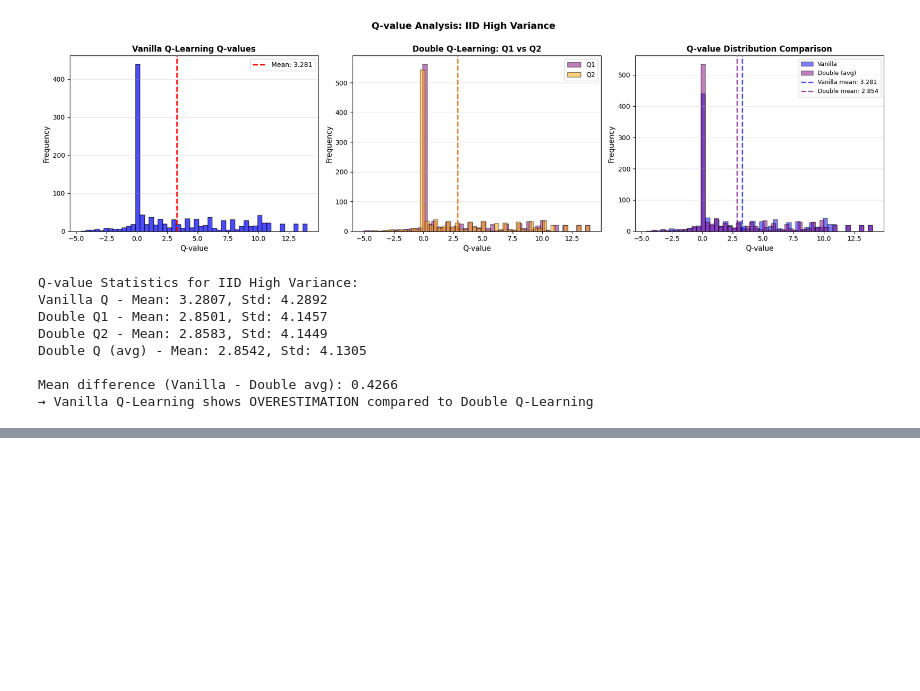
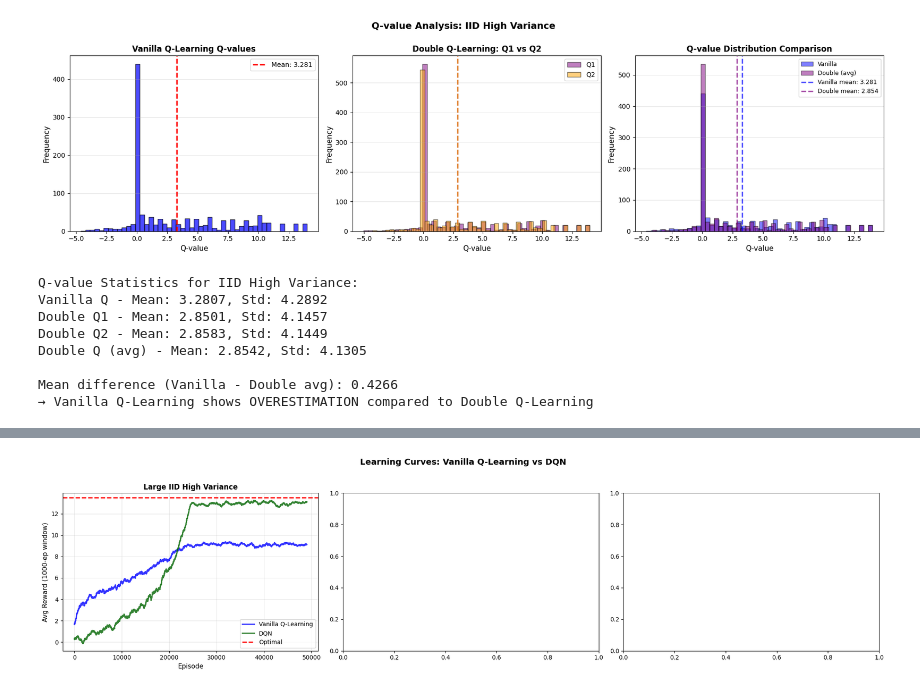
Before and after one commit to SANS-Surya-o/Optimal-Stopping-Problem, a Jupyter notebook: src/MultipleStopping/test.ipynb, the cells around one changed output, grey strips where cells are left out. Cells and saved outputs as stored; diff of their text form; code cells hidden in the pictures; blank space fills up the shorter version.

```diff
--- a/MultipleStopping/test.ipynb
+++ b/src/MultipleStopping/test.ipynb
@@ -1967,0 +1968,43 @@ Mean difference (Vanilla - Double avg): 0.4266
+# %%
+# Learning curves for each environment
+fig, axes = plt.subplots(1, 3, figsize=(20, 5))
+
+# Ensure 'axes' is a 1D array of Axes objects so indexing works reliably.
+# plt.subplots returns either a single Axes or an ndarray of Axes.
+import numpy as _np
+if isinstance(axes, _np.ndarray):
+    axes = axes.flatten()
+else:
+    axes = _np.array([axes])
+
+window = 1000  # Larger window for DQN (more episodes)
+
+for idx, result in enumerate(dqn_comparison_results):
+    if idx >= len(axes):
+        break
+
+    ax = axes[idx]
+
+    # Get episode rewards
+    vanilla_rewards = result['vanilla']['agent'].episode_rewards
+    dqn_rewards = result['dqn']['agent'].episode_rewards
+
+    # Smooth with rolling average
+    vanilla_smoothed = np.convolve(vanilla_rewards, np.ones(window)/window, mode='valid')
+    dqn_smoothed = np.convolve(dqn_rewards, np.ones(window)/window, mode='valid')
+
+    ax.plot(vanilla_smoothed, label='Vanilla Q-Learning', alpha=0.8, linewidth=2, color='blue')
+    ax.plot(dqn_smoothed, label='DQN', alpha=0.8, linewidth=2, color='darkgreen')
+    ax.axhline(y=result['optimal']['reward'], color='red', linestyle='--', linewidth=2, label='Optimal')
+
+    ax.set_xlabel('Episode', fontsize=11)
+    ax.set_ylabel(f'Avg Reward ({window}-ep window)', fontsize=11)
+    ax.set_title(f'{result["env_name"]}', fontsize=12, fontweight='bold')
+    ax.legend(fontsize=10, loc='best')
+    ax.grid(alpha=0.3)
+
+plt.suptitle('Learning Curves: Vanilla Q-Learning vs DQN', fontsize=14, fontweight='bold', y=1.02)
+plt.tight_layout()
+plt.show()
+# %% [output]
+[figure, added]
```
Also changed, not shown: parts of 17 cells of this notebook, 18 other files.
